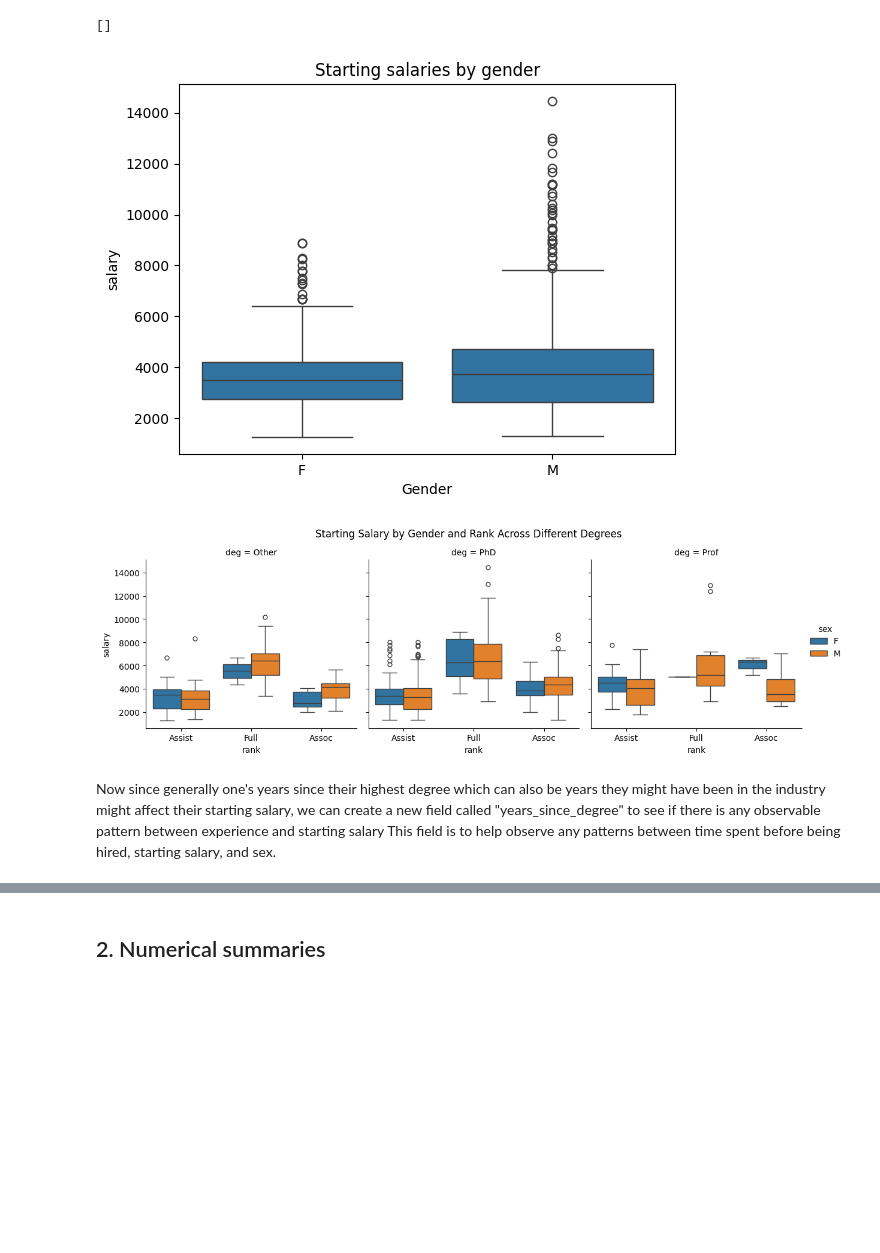
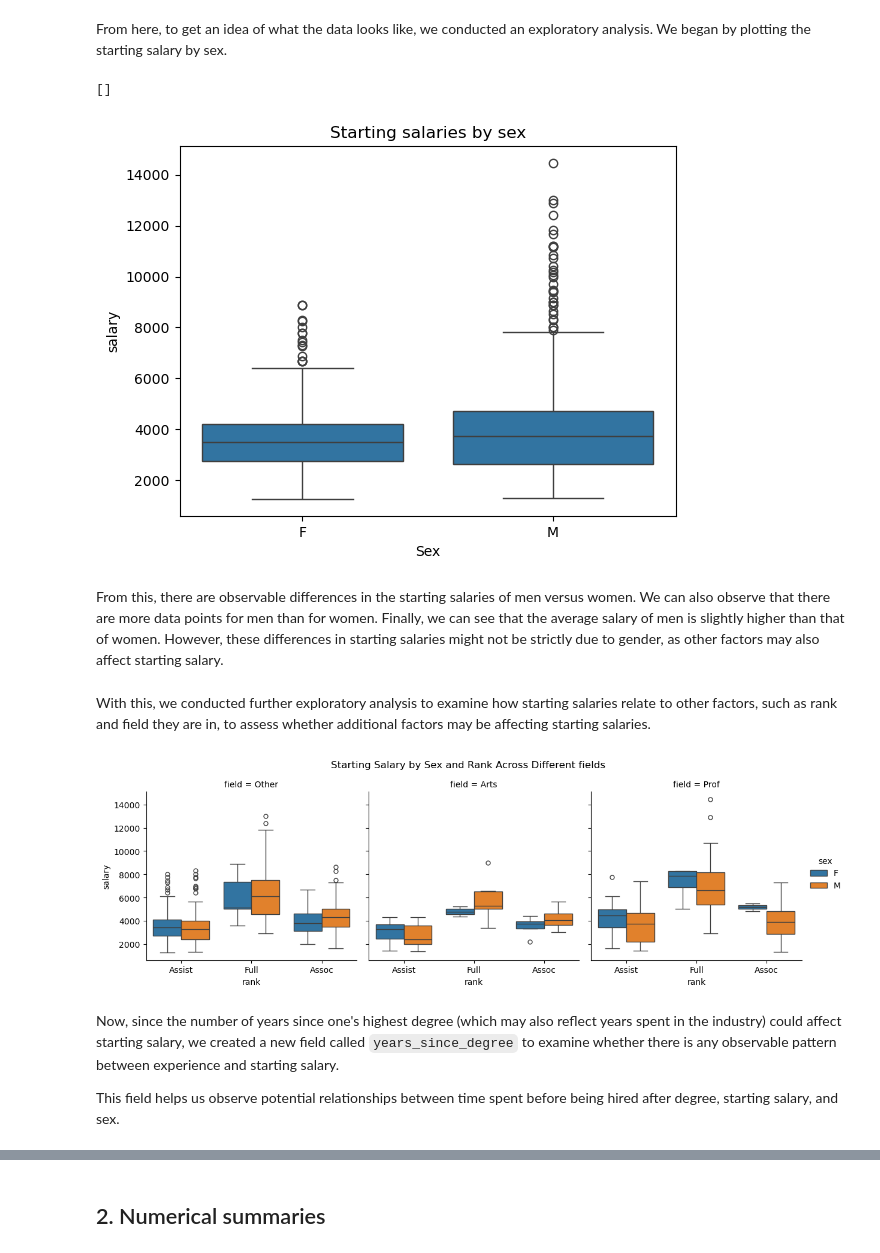
Before and after one commit to Jaiycex/Data557_Project_StoryTeam, a Jupyter notebook: Istanbul_IDS.ipynb, the cells around one changed output, grey strips where cells are left out. Saved outputs shown, nothing was run; the diff lists cells and outputs as text; code cells hidden in the pictures; blank space fills up the shorter version.

```diff
--- a/Istanbul_IDS.ipynb
+++ b/Istanbul_IDS.ipynb
@@ -22,35 +34,42 @@ starting_salaries = salaries[salaries["year"] == salaries["startyr"]].copy()
+# %% [markdown]
+From here, to get an idea of what the data looks like, we conducted an exploratory analysis. We began by plotting the starting salary by sex.
 # %%
 # Generally plotting salaries for each sex to see if there is an observable difference.
 sns.boxplot(data = starting_salaries, x = "sex", y ="salary")
-plt.xlabel("Gender")
-plt.title ("Starting salaries by gender")
+plt.xlabel("Sex")
+plt.title ("Starting salaries by sex")
 plt.plot()
 # %% [output]
 []
-[figure, old version]
+[figure, new version]
+# %% [markdown]
+From this, there are observable differences in the starting salaries of men versus women. We can also observe that there are more data points for men than for women. Finally, we can see that the average salary of men is slightly higher than that of women. However, these differences in starting salaries might not be strictly due to gender, as other factors may also affect starting salary.
+# %% [markdown]
+With this, we conducted further exploratory analysis to examine how starting salaries relate to other factors, such as rank and field they are in, to assess whether additional factors may be affecting starting salaries.
 # %%
 #Now doing some data exploration to observe for any patterns in the data before we start using numerical methos.
 g = sns.catplot(
     data=starting_salaries,
     x="rank",
     y="salary",
-    col="deg",
+    col="field",
     hue="sex",
     kind="box",
     height=4,
     aspect=1
 )
 
-g.fig.suptitle("Starting Salary by Gender and Rank Across Different Degrees")
+g.fig.suptitle("Starting Salary by Sex and Rank Across Different fields")
 
 g.fig.subplots_adjust(top=0.85)  # pushes plots down
 
 plt.show()
 # %% [output]
-[figure, old version]
+[figure, new version]
 # %% [markdown]
-Now since generally one's years since their highest degree which can also be years they might have been in the industry might affect their starting salary, we can create a new field called "years_since_degree" to see if there is any observable pattern between experience and starting salary
-This field is to help observe any patterns between time spent before being hired, starting salary, and sex.
+Now, since the number of years since one's highest degree (which may also reflect years spent in the industry) could affect starting salary, we created a new field called `years_since_degree` to examine whether there is any observable pattern between experience and starting salary.
+
+This field helps us observe potential relationships between time spent before being hired after degree, starting salary, and sex.
 # %%
 starting_salaries["years_since_degree"] = starting_salaries["startyr"] - starting_salaries["yrdeg"]
 sns.scatterplot(data = starting_salaries, x = "years_since_degree", y = "salary", hue = "sex")
```
Also changed, not shown: parts of 24 cells of this notebook.
